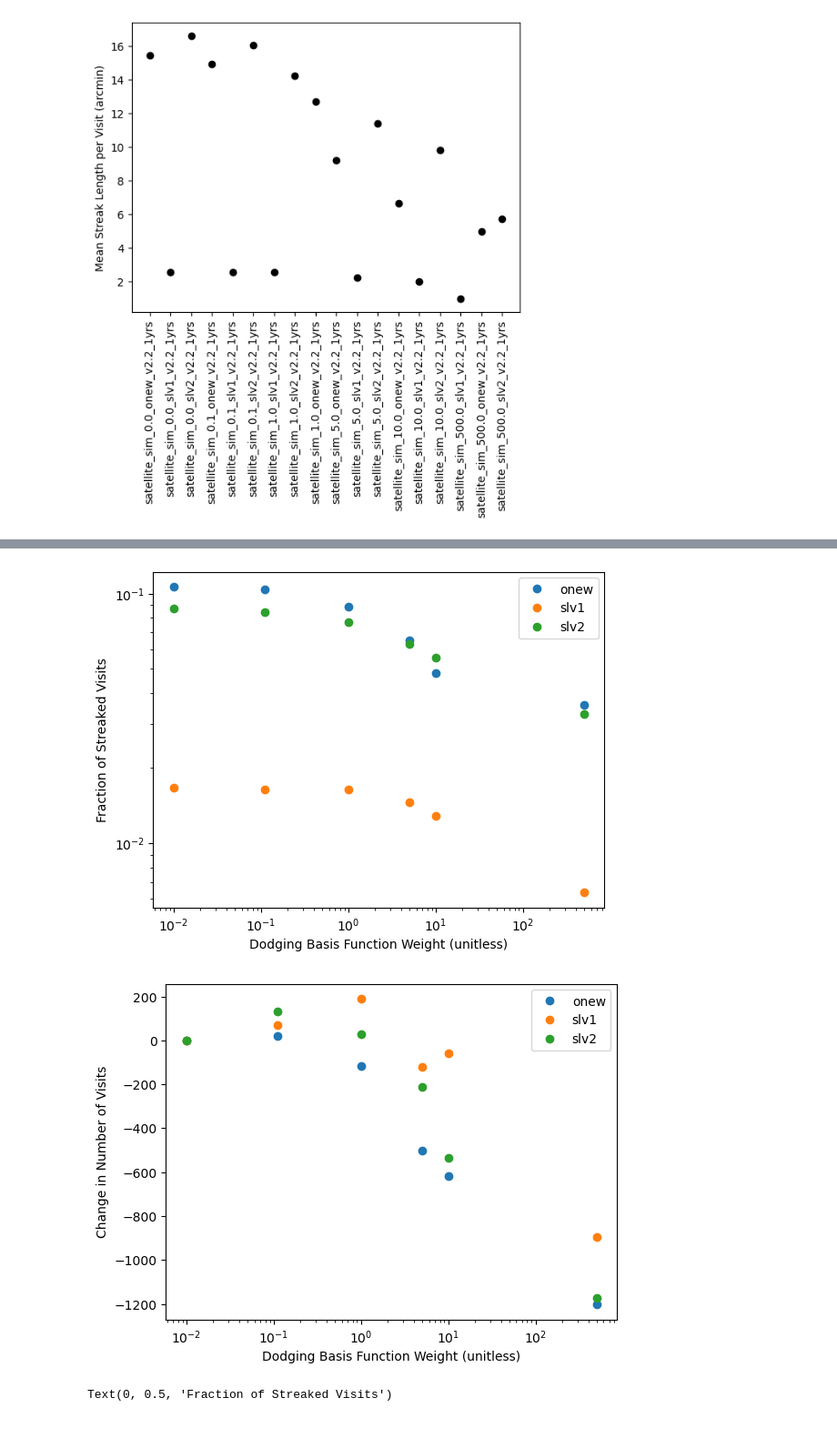
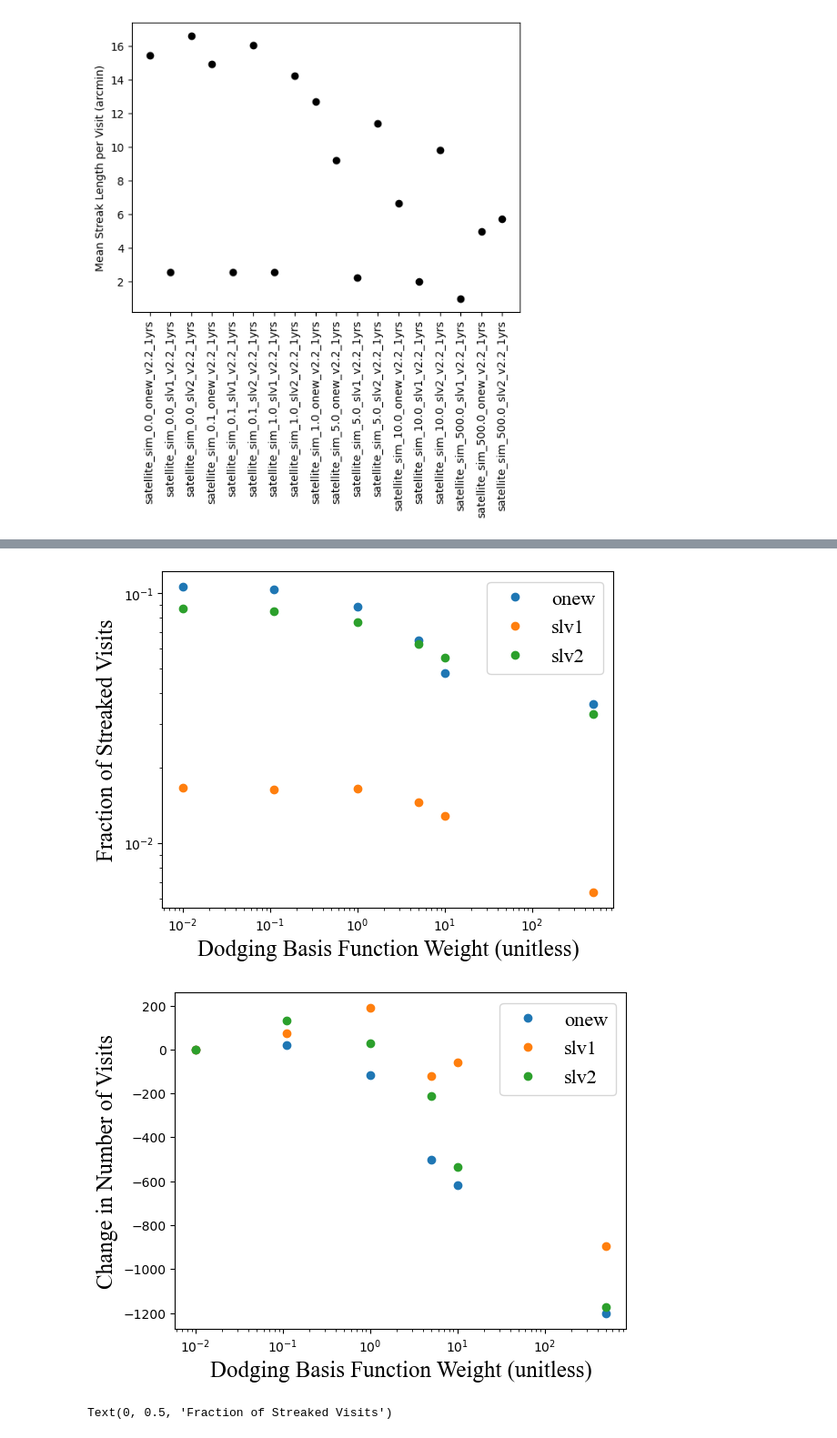
Before and after one commit to lsst-sims/satellite-dodging-ApJL, a Jupyter notebook: plots/compare_sim_runs.ipynb, the cells around one changed output, grey strips where cells are left out. Shown: that part at 91% size. Drawn from its saved outputs; the diff is of its cells as text; code cells hidden in the pictures.

```diff
--- a/plots/compare_sim_runs.ipynb
+++ b/plots/compare_sim_runs.ipynb
@@ -8,6 +8,8 @@ from matplotlib.ticker import FormatStrFormatter
 # %%
 # Load up the analysis of the different simulations
 df = pd.read_hdf('summary.h5')
+# %%
+csfont = {'fontname':'Times New Roman'}
 # %%
 # Ugh, I was dumb. Let's try to sort by satellite basis function weight
 
@@ -131,34 +135,36 @@ for c_name in np.unique(df['constellation_name']):
     # There's probably a better way to do this with pandas .loc or .iloc, but I refuse to learn it
     # when I can get away with simple np.where
 
-legend = ax.legend()
-ax.set_ylabel('Fraction of Streaked Visits')
-ax.set_xlabel('Dodging Basis Function Weight (unitless)')
+legend = ax.legend(loc='upper right',fontsize=16)
+plt.setp(legend.texts, family='Times New Roman')
+ax.set_ylabel('Fraction of Streaked Visits',fontsize=18,labelpad=4, **csfont)
+ax.set_xlabel('Dodging Basis Function Weight (unitless)',fontsize=18,labelpad=4, **csfont)
 plt.savefig('streakfrac_v_weight.pdf')
 # %% [output]
-[figure, old version]
+[figure, new version]
 # %%
 fig, ax = plt.subplots()
 
 mean_streak_length = df['streak_length_sum']/df['Number of Exposures']*60  # in arcmin
 
 for c_name in np.unique(df['constellation_name']):
     good = np.where(df['constellation_name'].values == c_name)
     # putting in a fudge factor of 1e-2 so a log-scale axis works well
 
     ax.semilogx(df['dodge_weights'].values[good]+1e-2,
             df['Number of Exposures'].values[good]-df['Number of Exposures'].values[good][0], 'o', label=c_name)
 
     #ax.semilogx(df['dodge_weights'].values[good]+1e-2, mean_streak_length.values[good], 'o', label=c_name)
     # There's probably a better way to do this with pandas .loc or .iloc, but I refuse to learn it
     # when I can get away with simple np.where
 
-legend = ax.legend()
-ax.set_ylabel('Change in Number of Visits')
-ax.set_xlabel('Dodging Basis Function Weight (unitless)')
+legend = ax.legend(loc='upper right',fontsize=16)
+plt.setp(legend.texts, family='Times New Roman')
+ax.set_ylabel('Change in Number of Visits',fontsize=18,labelpad=4, **csfont)
+ax.set_xlabel('Dodging Basis Function Weight (unitless)',fontsize=18,labelpad=4, **csfont)
 plt.savefig('nexp_v_weight.pdf')
 # %% [output]
-[figure, old version]
+[figure, new version]
 # %%
 
 fig, ax = plt.subplots()
```
Also changed, not shown: parts of 2 cells of this notebook, 4 other files.
